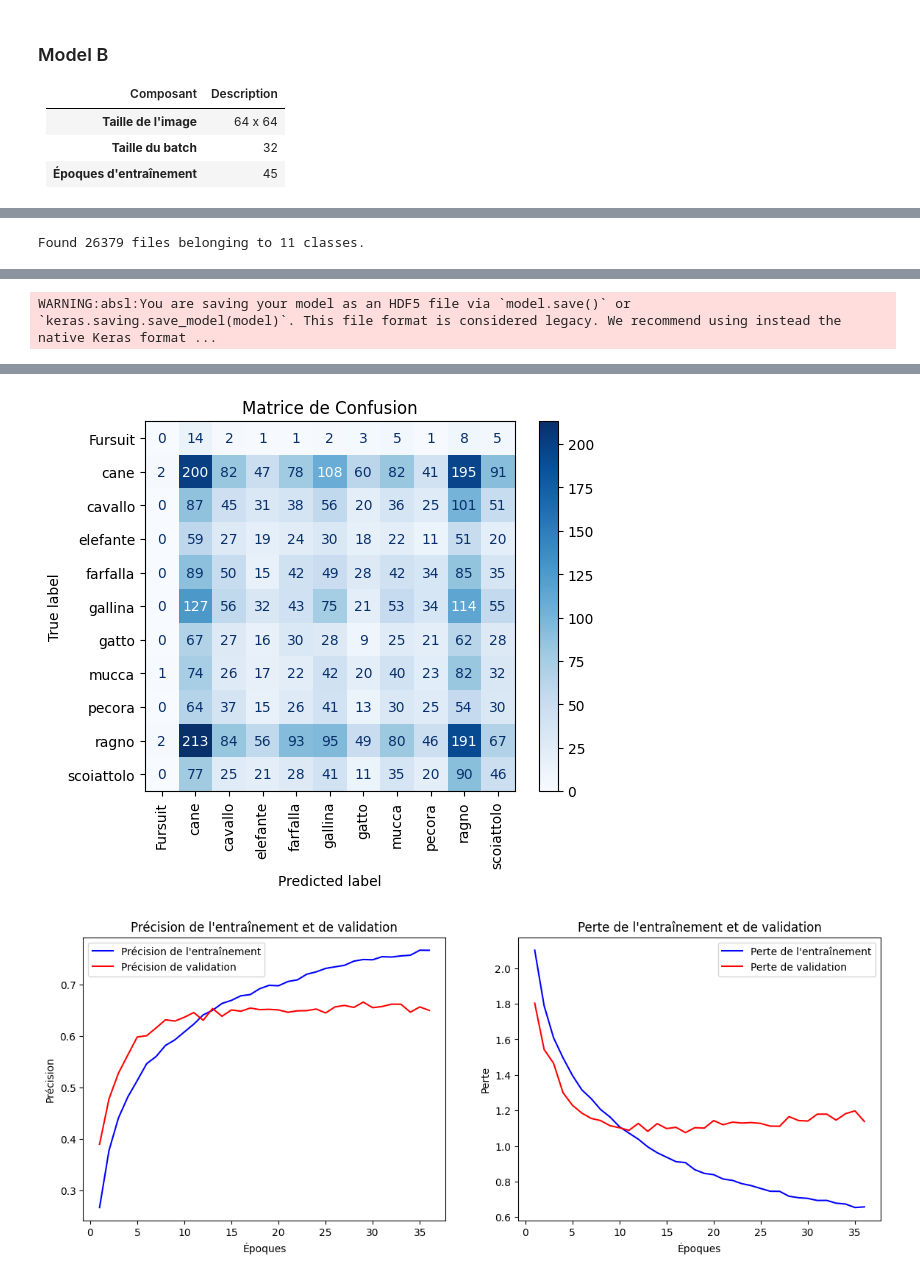
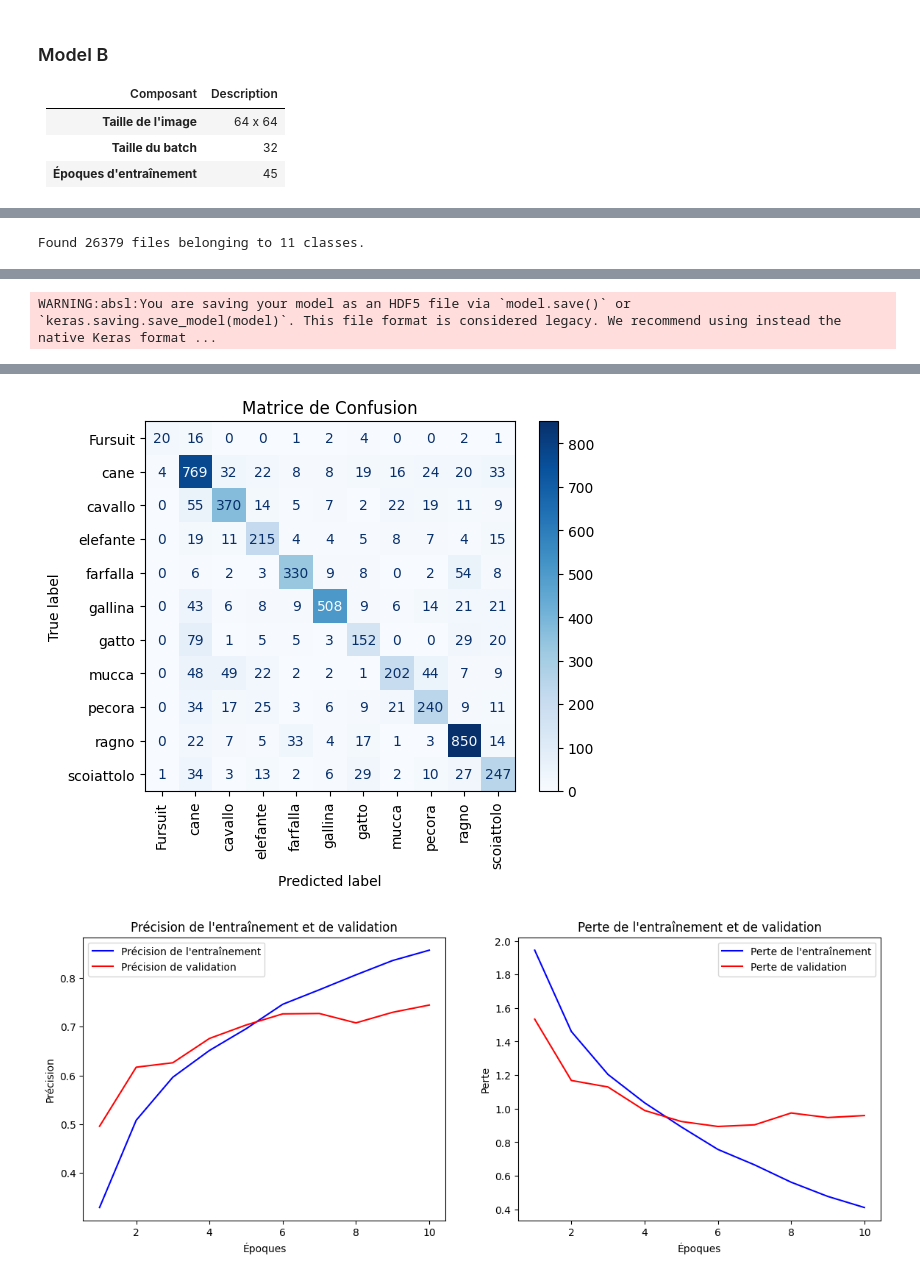
Before and after one commit to KevenJAntenor/FurVision-Deep-Learning-Animal-Fursuit-Classifier, a Jupyter notebook: 5_Resseaux.ipynb, the cells around one changed output, grey strips where cells are left out. Drawn from its saved outputs; the diff is of its cells as text; code cells hidden in the pictures.

Commit message:
Mise a jour des models

```diff
--- a/5_Resseaux.ipynb
+++ b/5_Resseaux.ipynb
@@ -7,12 +14,18 @@ import tensorflow as tf
 import numpy as np
 from tensorflow.keras.preprocessing import image
 import h5py
+import os
+import logging
+
+# Configurer les avertissements de TensorFlow
+os.environ['TF_CPP_MIN_LOG_LEVEL'] = '2'
+logging.getLogger('absl').setLevel(logging.ERROR)
 
 # Charger le modèle
-model = tf.keras.models.load_model('model-B.h5')
+model = tf.keras.models.load_model('modele-B.h5')
 
 # Charger les noms des classes depuis le fichier HDF5
-with h5py.File('model-B.h5', 'r') as f:
+with h5py.File('modele-B.h5', 'r') as f:
     class_names = [name.decode('utf-8') for name in f.attrs['class_names']]
 
 # Dictionnaire de traduction de l'italien au français
@@ -56,5 +69,5 @@ def predire_image(img_path):
 
 
 # Exemple de prédiction
-predire_image('chien1.jpeg')
+predire_image('Test/oveja2.jpeg')
 # %% [output]
@@ -363,61 +1136,56 @@ WARNING:absl:You are saving your model as an HDF5 file via `model.save()` or `ke
 # %%
+import numpy as np
 import tensorflow as tf
-import numpy as np
 import matplotlib.pyplot as plt
 from sklearn.metrics import confusion_matrix, ConfusionMatrixDisplay
 import h5py
 
 # Fonction de prétraitement des images
 def preprocess_image(image, label):
-    # Convertir l'image en niveaux de gris
-    image = tf.image.rgb_to_grayscale(image)
-    # Redimensionner l'image
     image = tf.image.resize(image, [128, 128])
-    # Normaliser les valeurs de pixel entre 0 et 1
     image = image / 255.0
+    # Améliorer la luminosité et le contraste
+    image = tf.image.adjust_brightness(image, delta=0.1)  # Ajuster la luminosité
+    image = tf.image.adjust_contrast(image, contrast_factor=1.2)  # Ajuster le contraste
     return image, label
 
 # Chargement du dataset
 dataset = tf.keras.preprocessing.image_dataset_from_directory(
     'TP2-images',
     image_size=(128, 128),
-    batch_size=16,  # Changement du batch size à 64
+    batch_size=32,
     label_mode='int'
 )
 
 # Obtenir les noms des classes
 class_names = dataset.class_names
 
+# Appliquer le prétraitement sur le dataset
 dataset = dataset.map(preprocess_image)
 
 # Nombre de classes (ajustez en fonction du nombre réel de classes)
 NUM_CLASSES = len(class_names)
 
-# Révision de l'architecture du modèle avec Dropout pour les images en niveaux de gris
-model1 = tf.keras.Sequential([
-    tf.keras.layers.Conv2D(32, (3, 3), activation='relu', input_shape=(128, 128, 1)),  # Notez l'entrée (128, 128, 1) pour les images en niveaux de gris
+# Révision de l'architecture du modèle
+model = tf.keras.Sequential([
+    tf.keras.layers.Conv2D(32, (3, 3), activation='relu', input_shape=(128, 128, 3)),
     tf.keras.layers.MaxPooling2D((2, 2)),
-    tf.keras.layers.Dropout(0.25),  # Dropout après la première couche de convolution
-
     tf.keras.layers.Conv2D(64, (3, 3), activation='relu'),
     tf.keras.layers.MaxPooling2D((2, 2)),
-    tf.keras.layers.Dropout(0.25),  # Dropout après la deuxième couche de convolution
-
     tf.keras.layers.Conv2D(128, (3, 3), activation='relu'),
     tf.keras.layers.MaxPooling2D((2, 2)),
-    tf.keras.layers.Dropout(0.25),  # Dropout après la troisième couche de convolution
-
+    tf.keras.layers.Conv2D(256, (3, 3), activation='relu'),
+    tf.keras.layers.MaxPooling2D((2, 2)),
     tf.keras.layers.Flatten(),
-    tf.keras.layers.Dense(128, activation='relu'),
+    tf.keras.layers.Dense(256, activation='relu'),
     tf.keras.layers.Dropout(0.5),  # Dropout avant la couche dense finale
-
     tf.keras.layers.Dense(NUM_CLASSES, activation='softmax')  # Couche de sortie avec activation softmax
 ])
 
 # Compilation du modèle
-model1.compile(optimizer='adam',
-               loss='sparse_categorical_crossentropy',
-               metrics=['accuracy'])
+model.compile(optimizer='adam',
+              loss='sparse_categorical_crossentropy',
+              metrics=['accuracy'])
 
 # Fonction pour diviser le dataset
 def split_dataset(dataset, split_ratio=0.8):
@@ -431,22 +1199,31 @@ def split_dataset(dataset, split_ratio=0.8):
 train_dataset, val_dataset = split_dataset(dataset)
 
 # Entraîner le modèle
-history = model1.fit(
+history = model.fit(
     train_dataset,
     validation_data=val_dataset,
-    epochs=36  # Changement du nombre d'époques à 36
+    epochs=10
 )
 
 # Sauvegarder le modèle
-model1.save('model-C.h5')
+model.save('modele-E.h5')
 
 # Ajouter les noms des classes dans le fichier HDF5
-with h5py.File('model-C.h5', 'a') as f:
+with h5py.File('modele-E.h5', 'a') as f:
     f.attrs['class_names'] = np.string_(class_names)
 
+# Fonction pour obtenir les labels et prédictions
+def get_labels_and_predictions(dataset, model):
+    all_labels = []
+    all_predictions = []
+    for images, labels in dataset:
+        predictions = model.predict(images)
+        all_labels.append(labels.numpy())
+        all_predictions.append(np.argmax(predictions, axis=-1))
+    return np.concatenate(all_labels), np.concatenate(all_predictions)
+
 # Évaluation du modèle
-val_labels = np.concatenate([y for x, y in val_dataset], axis=0)
-val_predictions = np.argmax(model1.predict(val_dataset), axis=-1)
+val_labels, val_predictions = get_labels_and_predictions(val_dataset, model)
 
 # Matrice de confusion
 cm = confusion_matrix(val_labels, val_predictions)
@@ -506,2 +1302,2 @@ WARNING:absl:You are saving your model as an HDF5 file via `model.save()` or `ke
-[figure, old version]
+[figure, new version]
-[figure, old version]
+[figure, new version]
```
Also changed, not shown: parts of 14 cells of this notebook, 53 other files.
